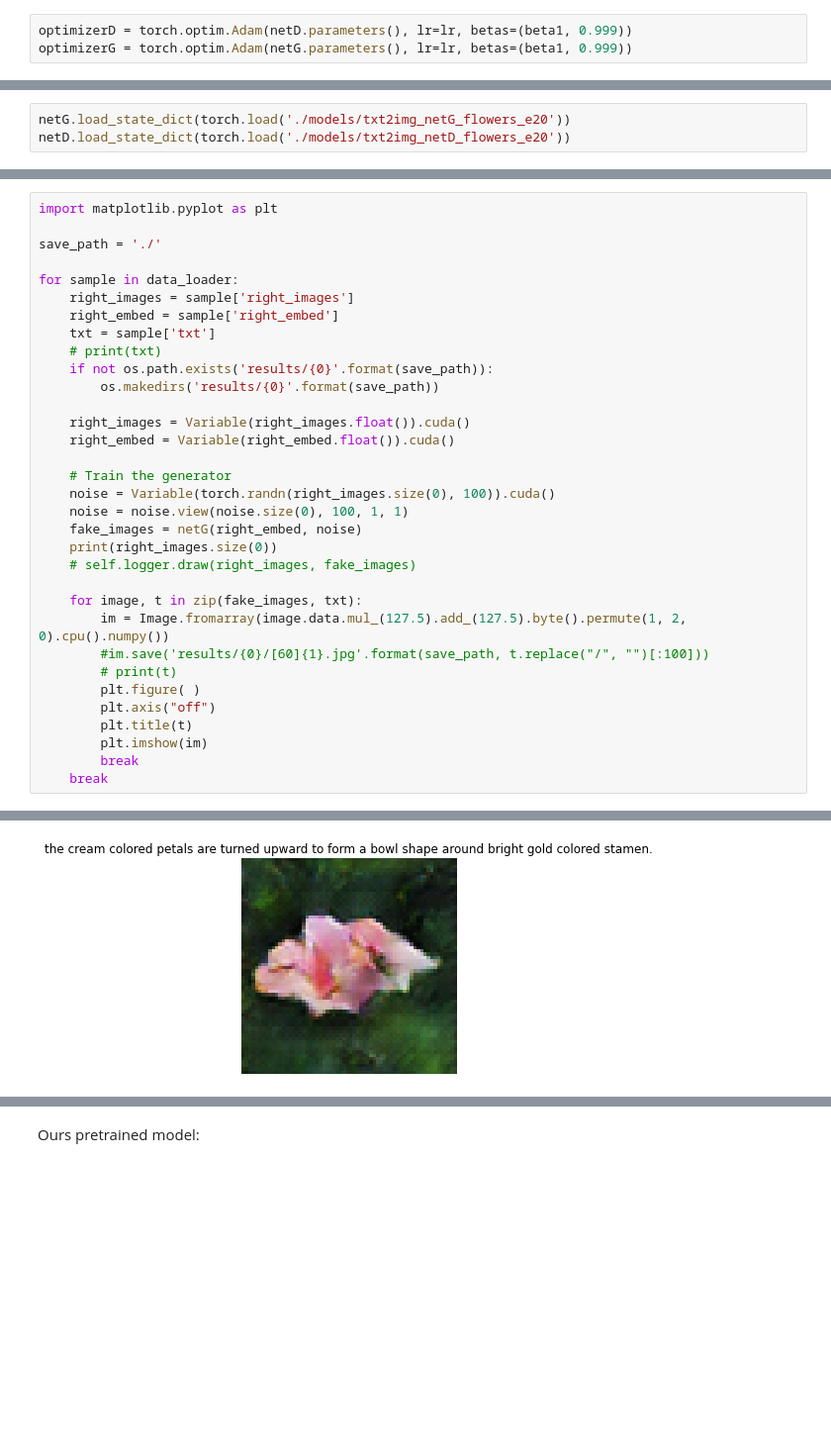
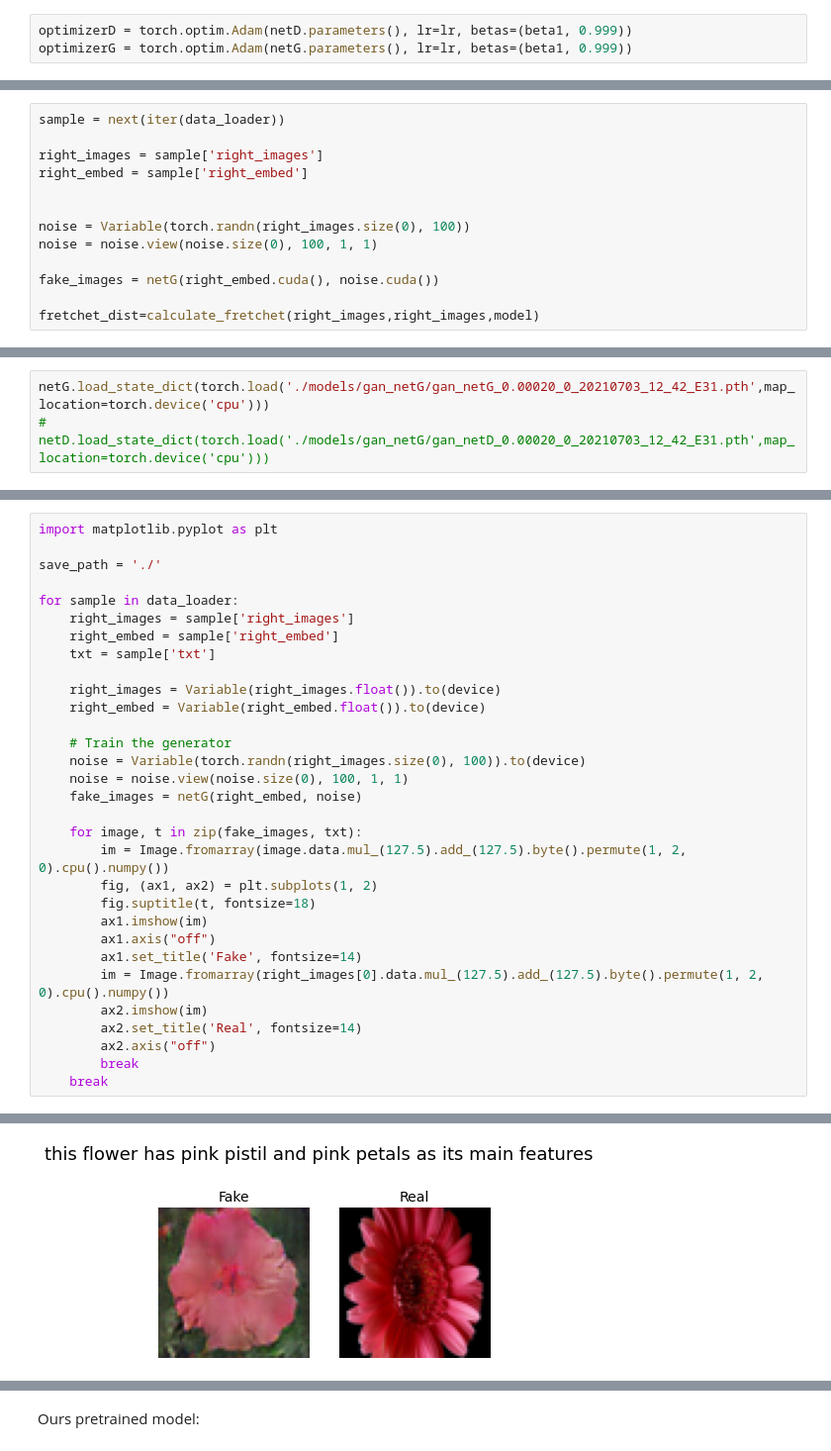
Before and after one commit to bojito/text-to-image-synthesis, a Jupyter notebook: 2_Text_to_Image.ipynb, the cells around one changed output, grey strips where cells are left out. Shown at 99% size. Saved outputs shown, nothing was run; the diff lists cells and outputs as text; blank space fills up the shorter version.

```diff
--- a/2_Text_to_Image.ipynb
+++ b/2_Text_to_Image.ipynb
@@ -207,0 +430,13 @@ train_gan()
+# %%
+sample = next(iter(data_loader))
+
+right_images = sample['right_images']
+right_embed = sample['right_embed']
+
+
+noise = Variable(torch.randn(right_images.size(0), 100))
+noise = noise.view(noise.size(0), 100, 1, 1)
+
+fake_images = netG(right_embed.cuda(), noise.cuda())
+
+fretchet_dist=calculate_fretchet(right_images,right_images,model)
@@ -207,0 +449,3 @@ train_gan()
+# %%
+netG.load_state_dict(torch.load('./models/gan_netG/gan_netG_0.00020_0_20210703_12_42_E31.pth',map_location=torch.device('cpu')))
+# netD.load_state_dict(torch.load('./models/gan_netG/gan_netD_0.00020_0_20210703_12_42_E31.pth',map_location=torch.device('cpu')))
@@ -237,3 +490,0 @@ plt.show()
-# %%
-netG.load_state_dict(torch.load('./models/txt2img_netG_flowers_e20'))
-netD.load_state_dict(torch.load('./models/txt2img_netD_flowers_e20'))
@@ -248,28 +507,26 @@ for sample in data_loader:
     right_images = sample['right_images']
     right_embed = sample['right_embed']
     txt = sample['txt']
-    # print(txt)
-    if not os.path.exists('results/{0}'.format(save_path)):
-        os.makedirs('results/{0}'.format(save_path))
 
-    right_images = Variable(right_images.float()).cuda()
-    right_embed = Variable(right_embed.float()).cuda()
+    right_images = Variable(right_images.float()).to(device)
+    right_embed = Variable(right_embed.float()).to(device)
 
     # Train the generator
-    noise = Variable(torch.randn(right_images.size(0), 100)).cuda()
+    noise = Variable(torch.randn(right_images.size(0), 100)).to(device)
     noise = noise.view(noise.size(0), 100, 1, 1)
     fake_images = netG(right_embed, noise)
-    print(right_images.size(0))
-    # self.logger.draw(right_images, fake_images)
 
     for image, t in zip(fake_images, txt):
         im = Image.fromarray(image.data.mul_(127.5).add_(127.5).byte().permute(1, 2, 0).cpu().numpy())
-        #im.save('results/{0}/[60]{1}.jpg'.format(save_path, t.replace("/", "")[:100]))
-        # print(t)
-        plt.figure( )
-        plt.axis("off")
-        plt.title(t)
-        plt.imshow(im)
+        fig, (ax1, ax2) = plt.subplots(1, 2)
+        fig.suptitle(t, fontsize=18)
+        ax1.imshow(im)
+        ax1.axis("off")
+        ax1.set_title('Fake', fontsize=14)
+        im = Image.fromarray(right_images[0].data.mul_(127.5).add_(127.5).byte().permute(1, 2, 0).cpu().numpy())
+        ax2.imshow(im)
+        ax2.set_title('Real', fontsize=14)
+        ax2.axis("off")
         break
     break
 # %% [output]
@@ -277 +533 @@ for sample in data_loader:
-[figure, old version]
+[figure, new version]
```
Also changed, not shown: parts of 59 cells of this notebook, 1 other file.
